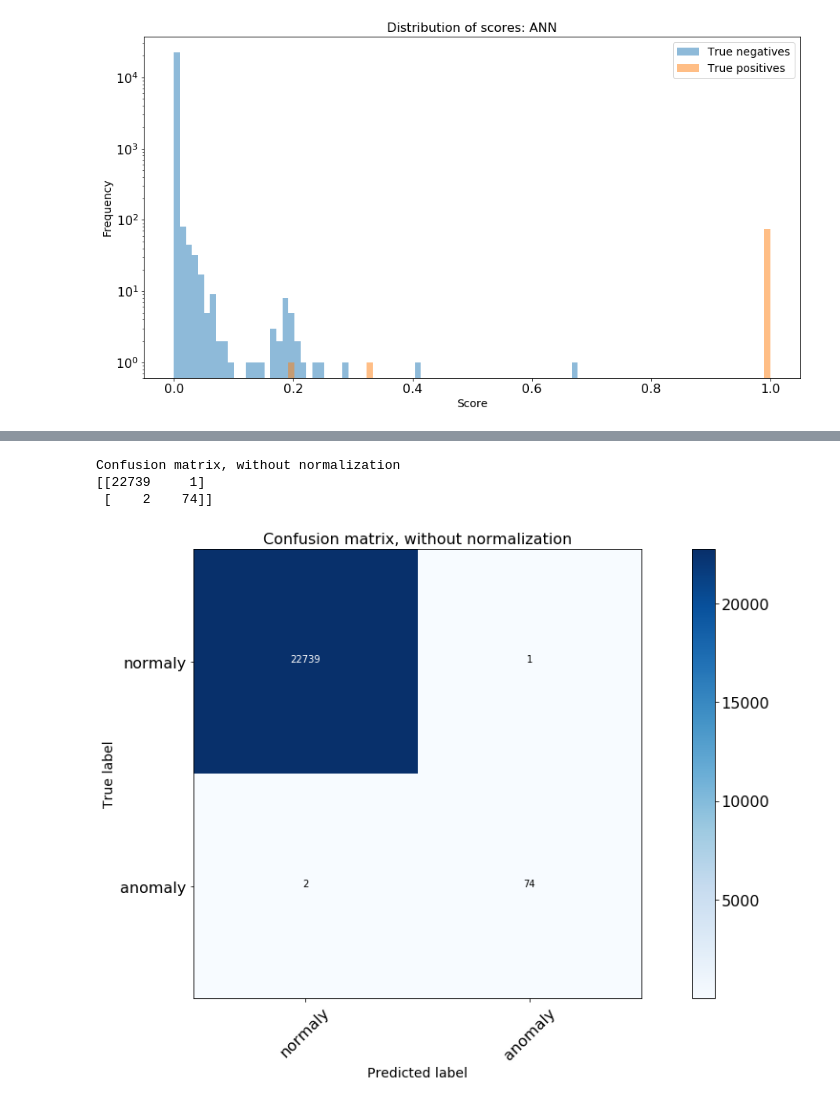
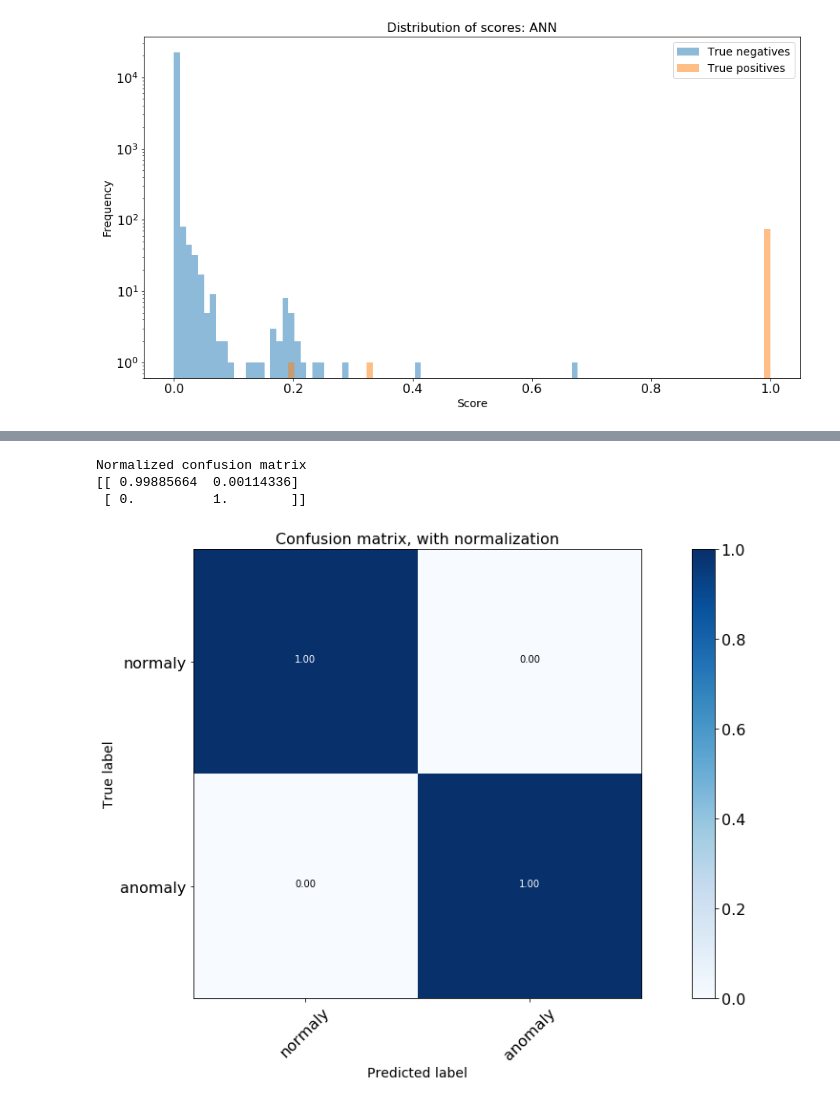
Before and after one commit to merveince92/RPCTriggerRateMonitoringWithML, a Jupyter notebook: inst_lumi_extractor.ipynb, the cells around one changed output, grey strips where cells are left out. Cells and saved outputs as stored; diff of their text form; code cells hidden in the pictures.

```diff
--- a/inst_lumi_extractor.ipynb
+++ b/inst_lumi_extractor.ipynb
@@ -1021,20 +1021,20 @@ def plot_confusion_matrix(cm, classes,
     plt.ylabel('True label')
     plt.xlabel('Predicted label')
 # %%
-threshold = 0.5
+threshold = 0.15
 y_pred = 2*(layers_test["ann_score"] > threshold)-1
 layers_test["score"] = 2*(layers_test["score"] > threshold)-1
 
 cnf_matrix = confusion_matrix(layers_test["score"], y_pred)
 # Plot non-normalized confusion matrix
 plt.figure()
-plot_confusion_matrix(cnf_matrix, classes=["normaly","anomaly"], normalize=False,
-                      title='Confusion matrix, without normalization')
+plot_confusion_matrix(cnf_matrix, classes=["normaly","anomaly"], normalize=True,
+                      title='Confusion matrix, with normalization')
 # %% [output]
-Confusion matrix, without normalization
-[[22739     1]
- [    2    74]]
+Normalized confusion matrix
+[[ 0.99885664  0.00114336]
+ [ 0.          1.        ]]
-[figure, old version]
+[figure, new version]
 # %%
 threshold = 0.02
 y_pred = 2*(layers_test["cae_score"] > threshold)-1
```
Also changed, not shown: parts of 13 cells of this notebook.
